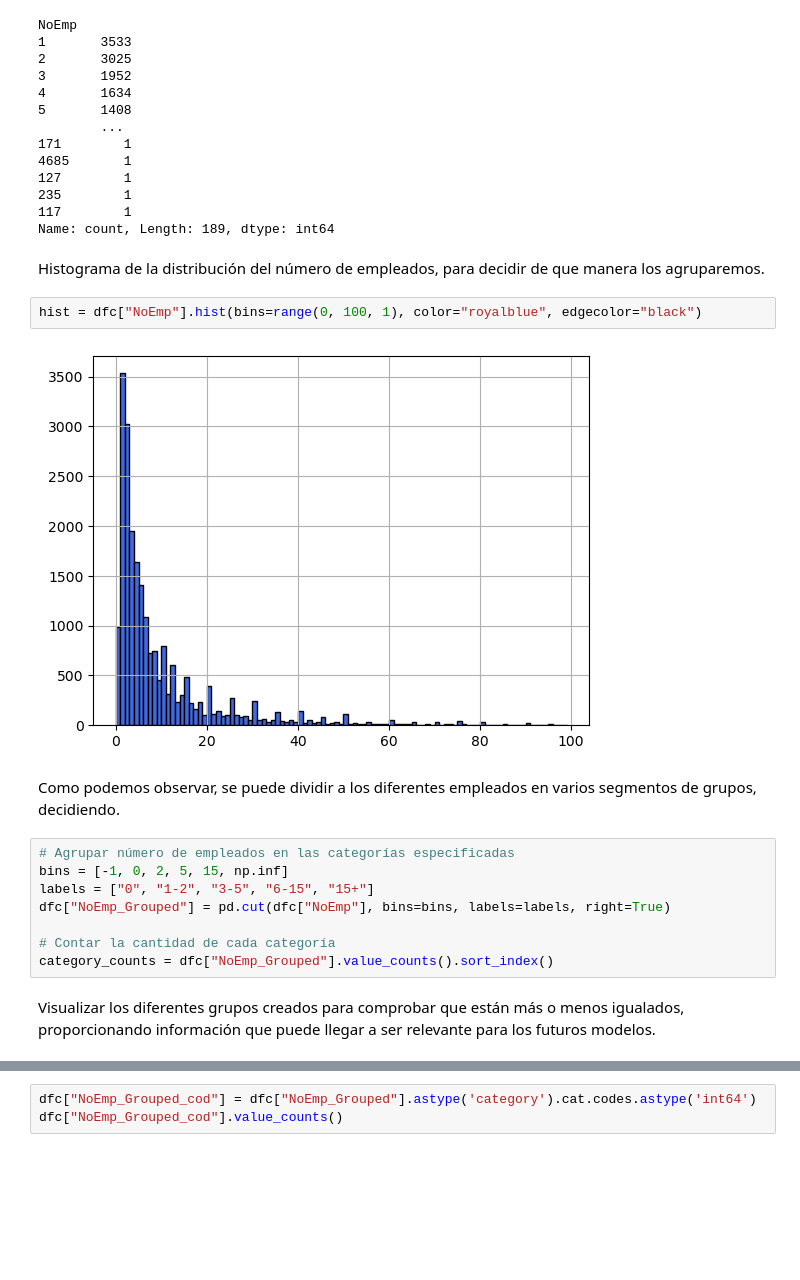
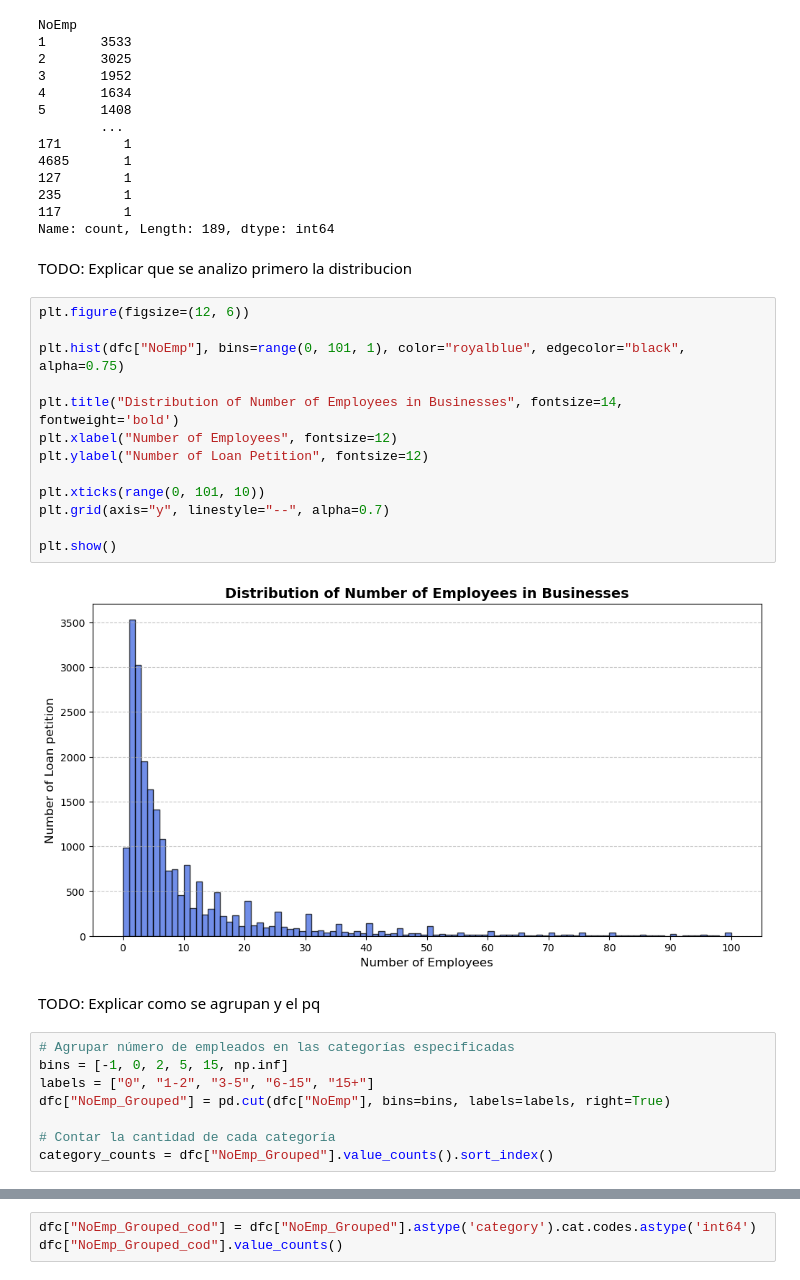
Before and after one commit to Tehedor/Reto1_ML-ABID, a Jupyter notebook: 1_Carga_limpieza_datos.ipynb, the cells around one changed output, grey strips where cells are left out. Cells and saved outputs as stored; diff of their text form; blank space fills up the shorter version.

```diff
--- a/1_Carga_limpieza_datos.ipynb
+++ b/1_Carga_limpieza_datos.ipynb
@@ -937,14 +963,25 @@ NoEmp
 235        1
 117        1
 Name: count, Length: 189, dtype: int64
-# %% [markdown]
-Histograma de la distribución del número de empleados, para decidir de que manera los agruparemos.
-# %%
-hist = dfc["NoEmp"].hist(bins=range(0, 100, 1), color="royalblue", edgecolor="black")
-# %% [output]
-[figure, removed]
-# %% [markdown]
-Como podemos observar, se puede dividir a los diferentes empleados en varios segmentos de grupos, decidiendo.
+# %% [markdown]
+TODO: Explicar que se analizo primero la distribucion
+# %%
+plt.figure(figsize=(12, 6))
+
+plt.hist(dfc["NoEmp"], bins=range(0, 101, 1), color="royalblue", edgecolor="black", alpha=0.75)
+
+plt.title("Distribution of Number of Employees in Businesses", fontsize=14, fontweight='bold')
+plt.xlabel("Number of Employees", fontsize=12)
+plt.ylabel("Number of Loan Petition", fontsize=12)
+
+plt.xticks(range(0, 101, 10))
+plt.grid(axis="y", linestyle="--", alpha=0.7)
+
+plt.show()
+# %% [output]
+[figure, added]
+# %% [markdown]
+TODO: Explicar como se agrupan y el pq
 # %%
 # Agrupar número de empleados en las categorías especificadas
 bins = [-1, 0, 2, 5, 15, np.inf]
@@ -953,5 +990,3 @@ dfc["NoEmp_Grouped"] = pd.cut(dfc["NoEmp"], bins=bins, labels=labels, right=True
 
 # Contar la cantidad de cada categoría
 category_counts = dfc["NoEmp_Grouped"].value_counts().sort_index()
-# %% [markdown]
-Visualizar los diferentes grupos creados para comprobar que están más o menos igualados, proporcionando información que puede llegar a ser relevante para los futuros modelos.
```
Also changed, not shown: parts of 199 cells of this notebook.
